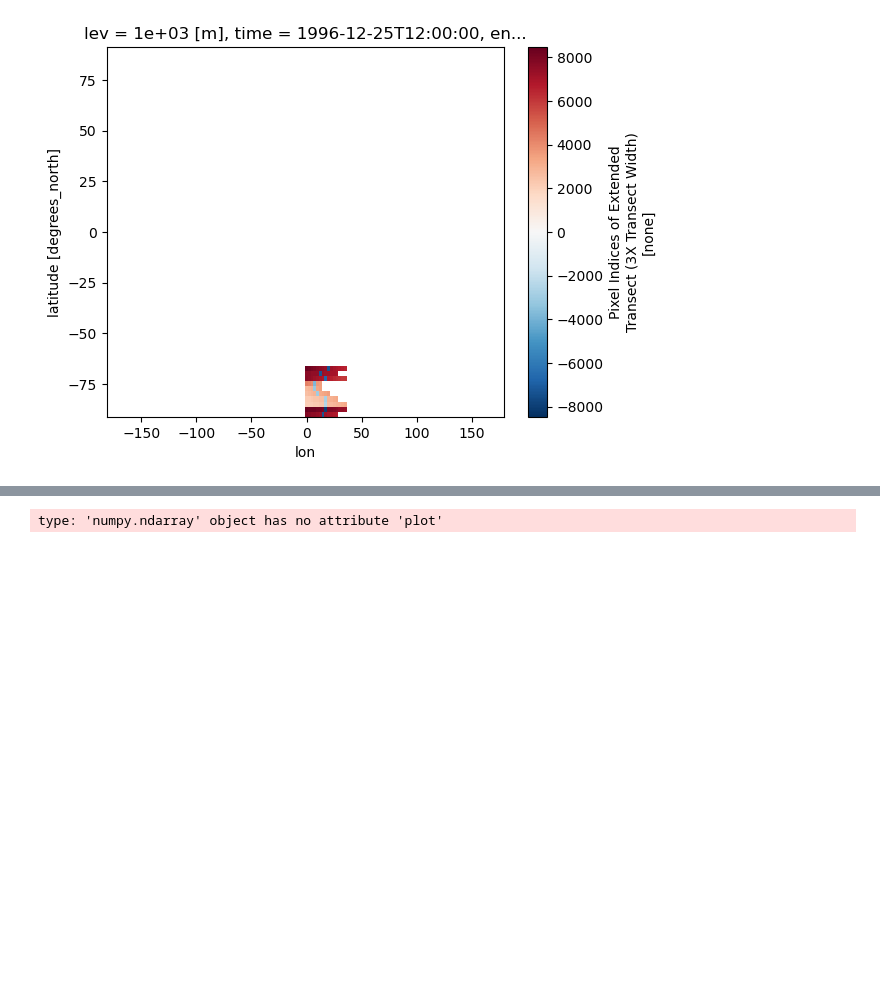
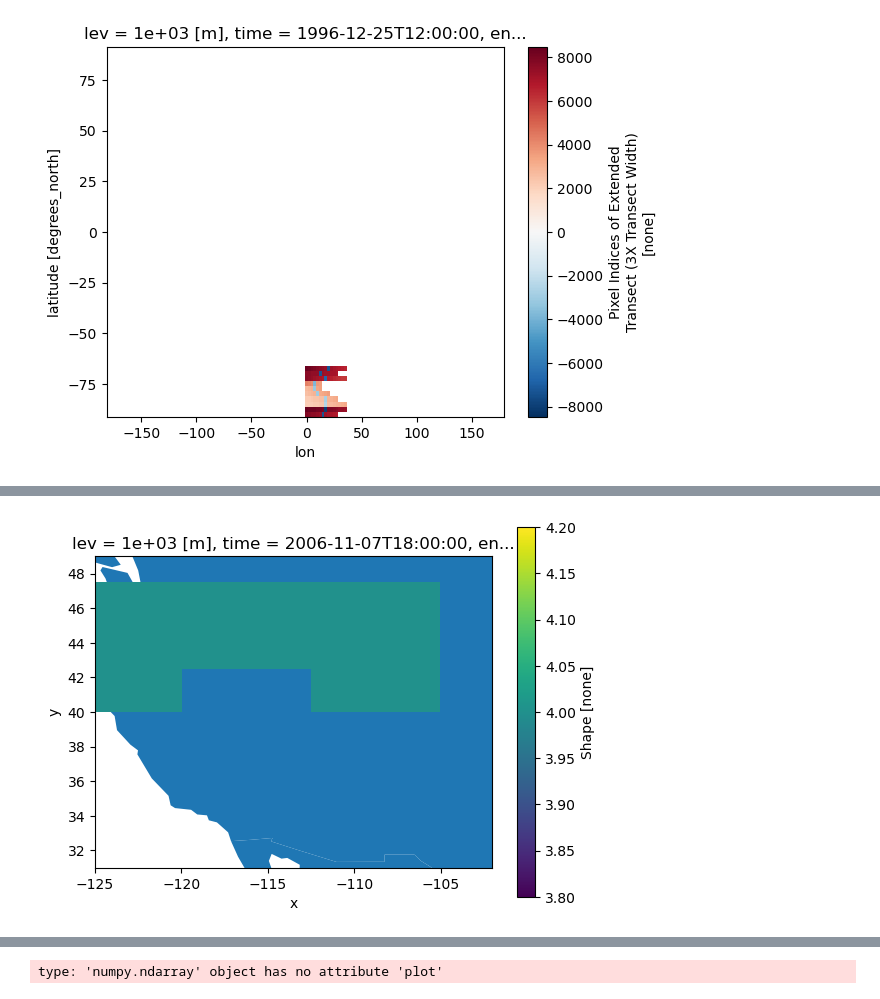
Before and after one commit to bessoh2/correlated-domains, a Jupyter notebook: notebooks/AR_analysis.ipynb, the cells around one changed output, grey strips where cells are left out. Cells and saved outputs as stored; diff of their text form; code cells hidden in the pictures; blank space fills up the shorter version.

```diff
--- a/notebooks/AR_analysis.ipynb
+++ b/notebooks/AR_analysis.ipynb
@@ -257,0 +329,2 @@ ars.sel(time=slice("1996-12-25", "1997-01-02"))['xtnsctidx'][0,2,0,:,:].rio.set_
+# %%
+interp = ars_cold_western.sel(time=slice("2006-11-06", "2006-11-07"))['shapemap'].interp(lat=clusters["y"], lon=clusters["x"], method='linear')
@@ -257,0 +351,6 @@ ars.sel(time=slice("1996-12-25", "1997-01-02"))['xtnsctidx'][0,2,0,:,:].rio.set_
+# %%
+fig, ax = plt.subplots()
+world.plot(ax=ax)
+interp[0,7,0,:,:].rio.set_crs('epsg:4326').plot(ax=ax)
+print(interp.time.values)
+# %% [output]
@@ -257,0 +361 @@ ars.sel(time=slice("1996-12-25", "1997-01-02"))['xtnsctidx'][0,2,0,:,:].rio.set_
+[figure, added]
```
Also changed, not shown: parts of 18 cells of this notebook.
